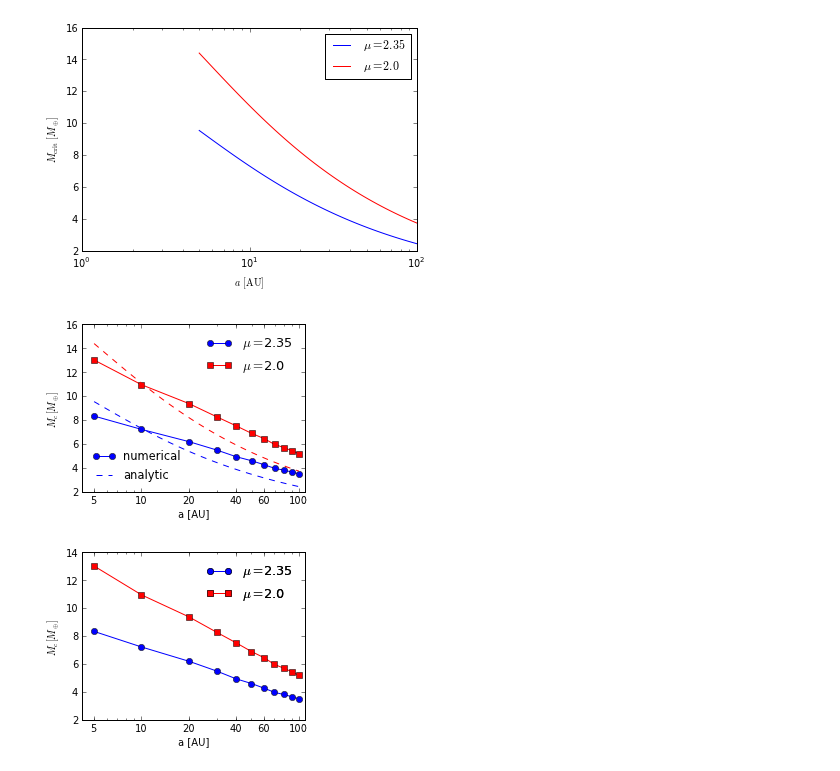
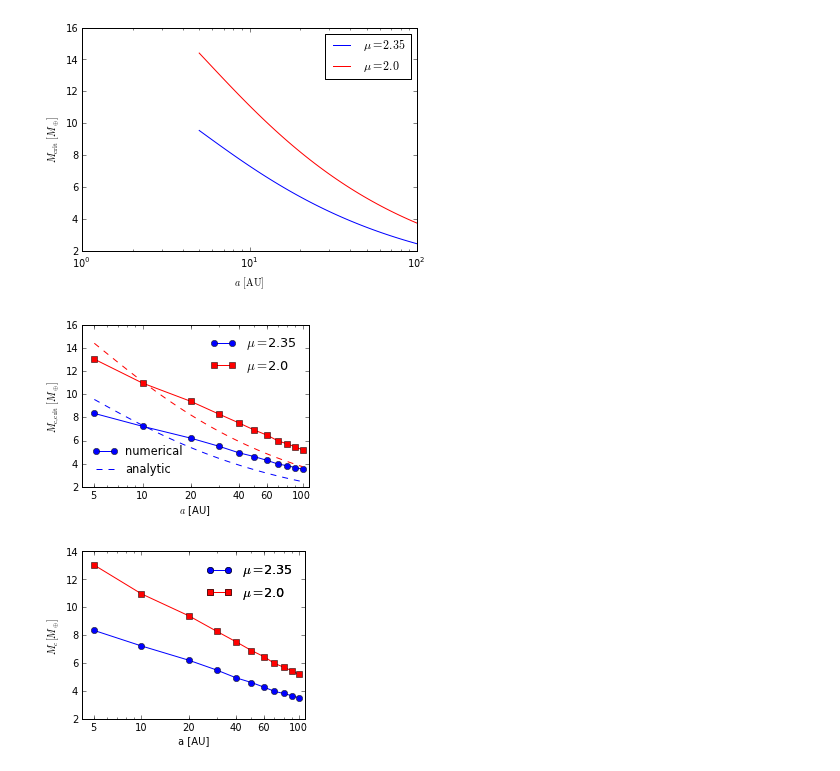
Before and after one commit to apiso/core_accretion, a Jupyter notebook: python/RadSGPoly/cooling_fixed_disklife.ipynb, the cells around one changed output. Drawn from its saved outputs; the diff is of its cells as text; code cells hidden in the pictures.

Commit message:
minor updates to figures (and corresponding notebooks)

```diff
--- a/python/RadSGPoly/cooling_fixed_disklife.ipynb
+++ b/python/RadSGPoly/cooling_fixed_disklife.ipynb
@@ -390,30 +390,31 @@ ax.set_ylabel("$M_\mathrm{crit} \, [M_\oplus]$")
 # %%
 fig = plt.figure(figsize = (4.0, 4.0 * 0.75))
 ax = fig.add_subplot(1,1,1)
 
-savefig = 0
+savefig = 1
 
 p1, = ax.semilogx(au03, Mcrit03, '-o', label = r'$\mu=$' + str(mufn(Y03))[:4])
 p2, = ax.semilogx(au00, Mcrit00, '-rs', label = r'$\mu=$' + str(mufn(Y00))[:4])
 p3, = ax.semilogx(aAUm, mcrit_a, '--b')
 p4, = ax.semilogx(aAUm, mcrit_a_mu2, '--r')
 #ax.semilogx(au, Mcrit03m, '-g^', label = r'$\nabla_{\mathrm{ad}}=2/5$, $\mu=$' + str(mufn(Y03))[:4])
-ax.set_xlabel('a [AU]')
-ax.set_ylabel(r'$M_c [M_{\oplus}]$ ')
+ax.set_xlabel('$a$ [AU]')
+ax.set_ylabel(r'$M_{\rm c,crit}$ $[M_{\oplus}]$ ')
 ax.set_xticks((5, 10, 20, 40, 60, 100))
 ax.set_xticklabels(("5", "10", "20", "40", "60", "100"))
 ax.set_xlim(4.2, 110)
 #ax.set_ylim(3, 12)
 l1 = legend([p1, p2], [r'$\mu=$' + str(mufn(Y03))[:4], r'$\mu=$' + str(mufn(Y00))], loc=1, prop = {'size':13}, frameon = False)
-l2 = legend([p1, p3], ['numerical', 'analytic'], loc = 3, prop = {'size':11.5}, frameon = False)
+l2 = legend([p1, p3], ['numerical', 'analytic'], loc = 3, prop = {'size':11.5}, frameon = False, handlelength = 2.13)
 gca().add_artist(l1)
 #plt.title(r'a=' + str(int(a)) + ' AU')
 #ax.set_title(r'Critical core mass vs. distance for disk lifetime of 3 Myrs')
+plt.tight_layout()
 if savefig == 1:
     plt.savefig(userpath + \
-                '/figs/ModelAtmospheres/RadSelfGravPoly/PaperFigs/Mcrit_vs_a_3Myrs_new.pdf')
+                '/figs/ModelAtmospheres/RadSelfGravPoly/Mcrit/Mcrit_vs_a_3Myrs_new.pdf')
 # %% [output]
-[figure, old version]
+[figure, new version]
 # %%
 fig = plt.figure(figsize = (4.0, 4.0 * 0.75))
 ax = fig.add_subplot(1,1,1)
```
Also changed, not shown: parts of 3 cells of this notebook, 14 other files.
